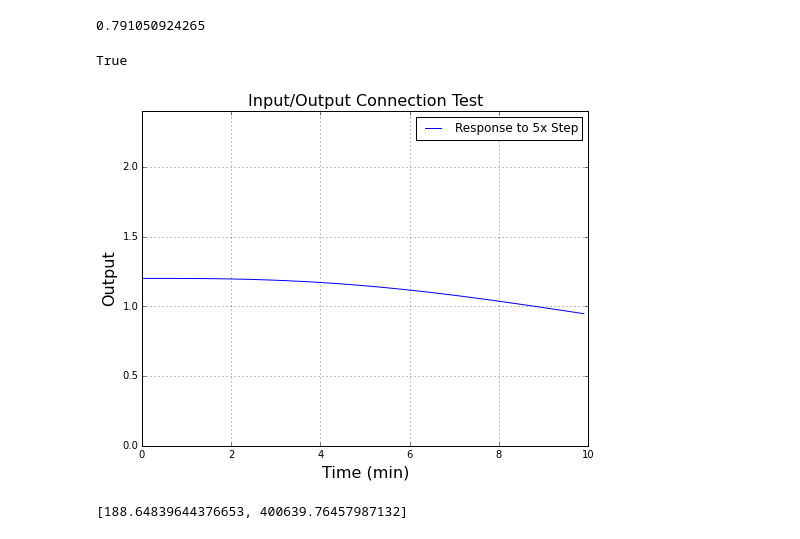
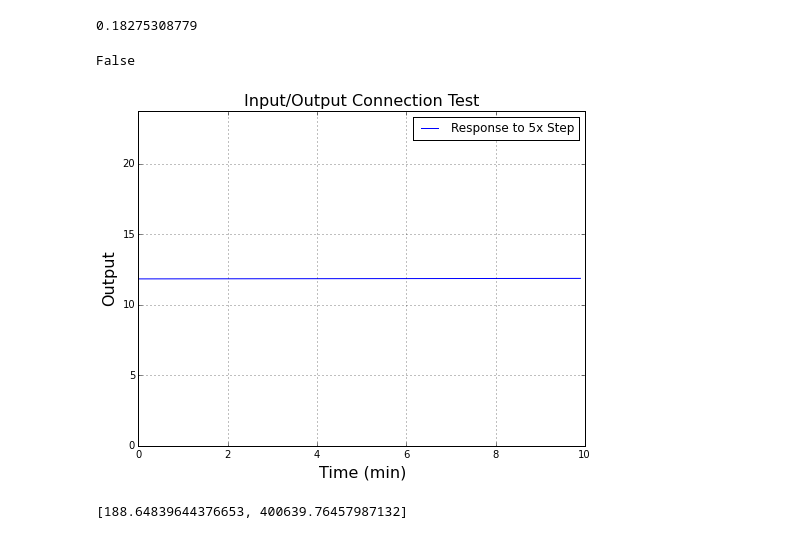
Before and after one commit to sbernasek/evolution_of_grn, a Jupyter notebook: full_simulations.ipynb, the cells around one changed output. Drawn from its saved outputs; the diff is of its cells as text; code cells hidden in the pictures.

Commit message:
interaction test working

```diff
--- a/full_simulations.ipynb
+++ b/full_simulations.ipynb
@@ -9,3 +28,3 @@ import time
 # %%
-population, score_evolution = run_simulation(generations=5, population_size=5, mutations_per_division=2, retall=True)
+population, score_evolution = run_simulation(generations=2, population_size=10, mutations_per_division=2, retall=True)
 # %% [output]
@@ -40,11 +104,11 @@ ax2.set_xlabel('Cumulative deviation from steady state')
 # pickle.dump(population, open( "population.p", "wb" ) )
 # pickle.dump(score_evolution, open( "score_evolution.p", "wb" ) )
 # %%
-interaction_check(cell, output=1, input_=2, plot=True)
+interaction_check(population[0], output=1, input_=2, plot=True)
 # %% [output]
-0.791050924265
+0.18275308779
-True
+False
-[figure, old version]
+[figure, new version]
 # %%
 cell = population[0]
 
```
Also changed, not shown: parts of 9 cells of this notebook, 4 other files.
